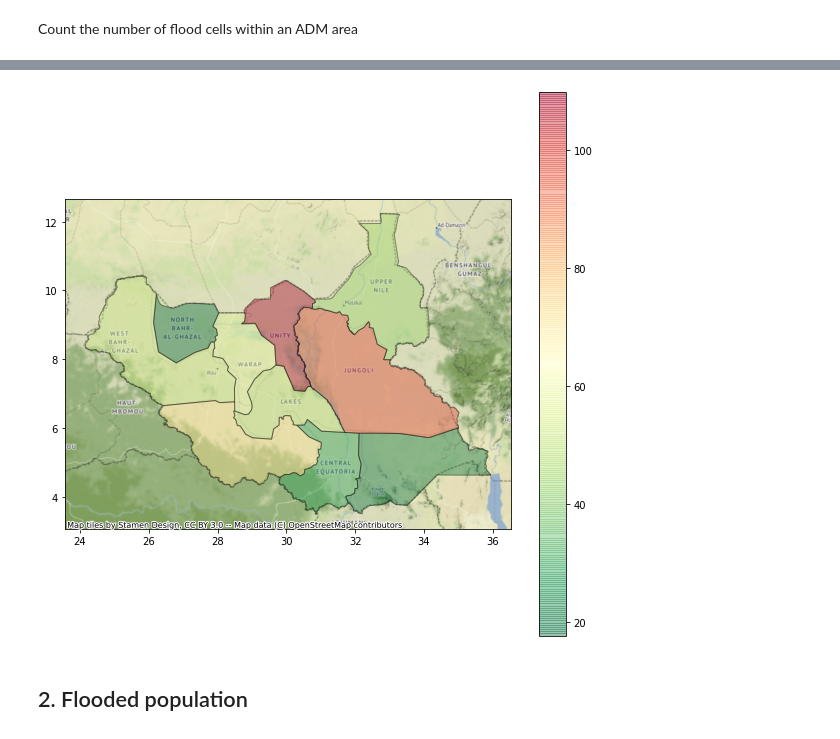
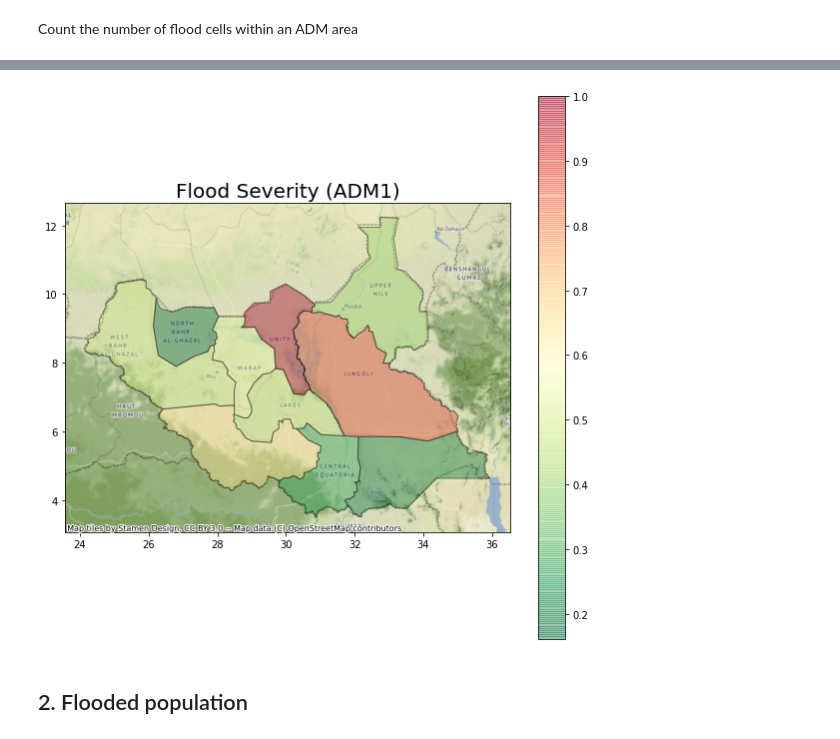
Before and after one commit to sabgis1968/rdl-pyTools, a Jupyter notebook: ss-fl-pop.ipynb, the cells around one changed output, grey strips where cells are left out. Saved outputs shown, nothing was run; the diff lists cells and outputs as text; code cells hidden in the pictures.

```diff
--- a/ss-fl-pop.ipynb
+++ b/ss-fl-pop.ipynb
@@ -120,7 +124,7 @@ All data already share the same crs (epsg 4326)
 # %%
 base_loc = "rdl-pytools/data/ssudan/"
 
-#pop represents population data
+# pop represents population data
 with rasterio.open(base_loc+'exp-ss-pop-landscan18.tif') as fp:
   pop_data = fp.read(1)
 
@@ -128,6 +132,7 @@ with rasterio.open(base_loc+'exp-ss-pop-landscan18.tif') as fp:
   pop_transform = fp.transform
   pixelSizeX = pop_transform[0]
   pixelSizeY =-pop_transform[4]
+  pop_profile = fp.profile  # spatial metadata for population raster
 
 
 scale_factor = 0.1
@@ -195,5 +196,9 @@ fig.colorbar(ax.images[1], ax=ax);
 ## 1. Flooded area
 # %% [markdown]
 Count the number of flood cells within an ADM area
+# %%
+### Create flood hazard extent mask using a threshold of 15 cm
+flood_mask = np.ma.masked_where(flood_data <= 0.15, flood_data)
 # %%
-adm1_flooded_areas = collect_stats(flood_profile, base_loc+'SS_ADM1.shp', flood_data, ["count"], 'ADM1_PCODE')
+adm1_flooded_areas = collect_stats(flood_profile, adm1, flood_mask, ["count"], 'ADM1_PCODE')
+flooded_area_df = convert_stats_to_df(adm1_flooded_areas, 'flooded_area', 'count')
@@ -232,12 +222,15 @@ flooded_area_df
+# %%
+# Relative normalization; 0 to 1 (i.e., 1 is most affected area)
+flooded_area_df = (flooded_area_df / flooded_area_df.max())
 # %%
 flooded_area_deg = adm1.join(flooded_area_df, on='ADM1_PCODE')
 
-ax = plot_affected_area(flooded_area_deg, 'flooded_area', alpha=0.4);
+ax = plot_affected_area(flooded_area_deg, 'flooded_area', title="Flood Severity (ADM1)", alpha=0.4);
 
 fig = plt.gcf()
 fig.colorbar(ax.collections[0], ax=ax);
 # %% [output]
-[figure, old version]
+[figure, new version]
 # %% [markdown]
 ## 2. Flooded population
 # %% [markdown]
```
Also changed, not shown: parts of 23 cells of this notebook.
